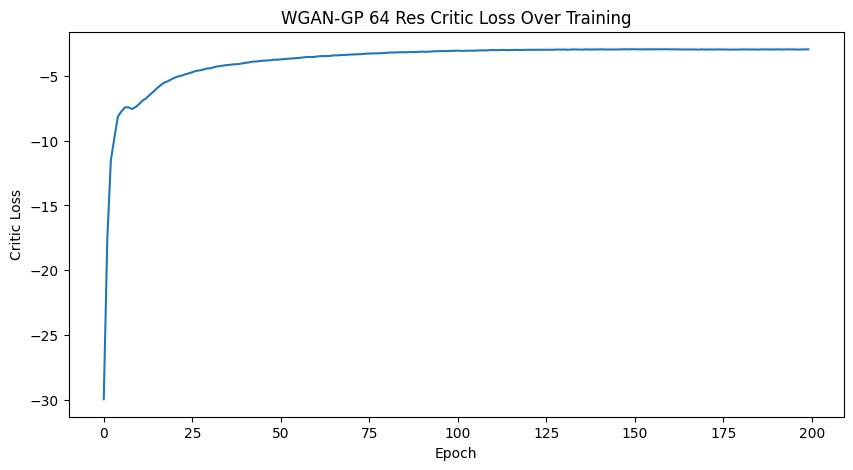
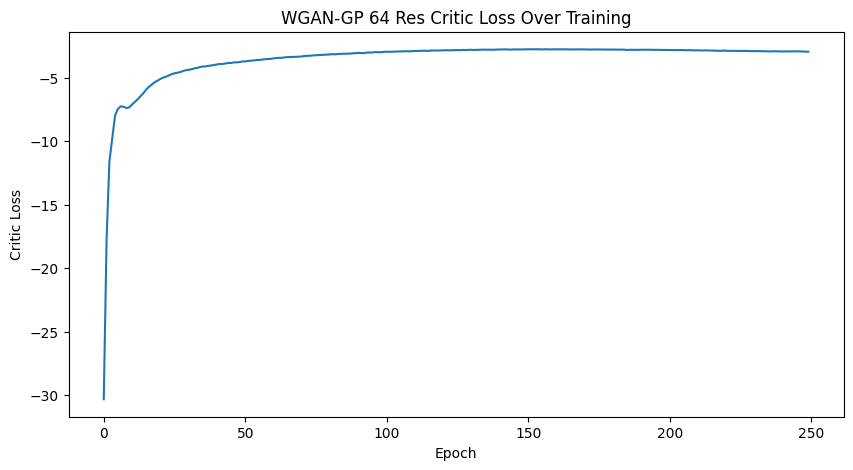
Code edit (unified diff) that turned the first committed figure into the second:
--- before
+++ after
@@ -1,4 +1,4 @@
 plt.figure(figsize=(10, 5))
-plt.plot(wgan_64_history['train_history']['epoch'], wgan_64_history['train_history']['critic_loss'])
+plt.plot(wgan_64_history['epoch'], wgan_64_history['critic_loss'])
 plt.xlabel('Epoch')
 plt.ylabel('Critic Loss')

Commit: retrained wgan-gp on 64 image size for longer